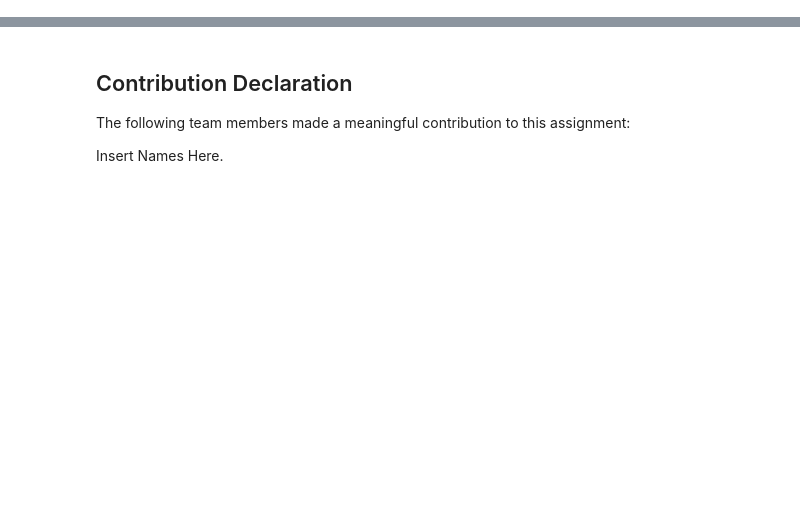
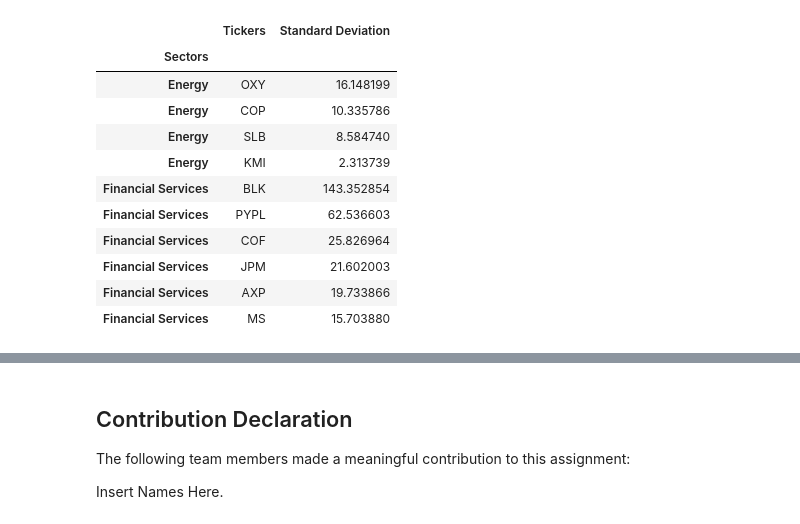
Before and after one commit to Stephens-organization/CFM-Group-Assignment, a Jupyter notebook: Team_XX_Assignment.ipynb, the cells around one changed output, grey strips where cells are left out. Cells and saved outputs as stored; diff of their text form; code cells hidden in the pictures; blank space fills up the shorter version.

```diff
--- a/Team_XX_Assignment.ipynb
+++ b/Team_XX_Assignment.ipynb
@@ -37,0 +174,3 @@ SyntaxError: unexpected EOF while parsing (<ipython-input-4-f6589f3c8e58>, line
+# %%
+communication_list = sort_list(ticker_list,'Communication Services')
+communication_list
@@ -37,0 +183,3 @@ SyntaxError: unexpected EOF while parsing (<ipython-input-4-f6589f3c8e58>, line
+# %%
+materials_list = sort_list(ticker_list,'Basic Materials')
+materials_list
@@ -37,0 +189,3 @@ SyntaxError: unexpected EOF while parsing (<ipython-input-4-f6589f3c8e58>, line
+# %%
+consumer_list = sort_list(ticker_list,'Consumer Defensive')
+consumer_list
@@ -38,3 +203,22 @@ SyntaxError: unexpected EOF while parsing (<ipython-input-4-f6589f3c8e58>, line
+# %%
+ticker_list = pd.concat([energy_list, financial_list, tech_list, healthcare_list, estate_list,industry_list, utilities_list,communication_list,
+                         materials_list, consumer_list])
+# %%
+ticker_list = ticker_list[:10]
+ticker_list
+# %% [output]
+|  | Tickers | Standard Deviation |
+| Sectors |  |  |
+| Energy | OXY | 16.148199 |
+| Energy | COP | 10.335786 |
+| Energy | SLB | 8.584740 |
+| Energy | KMI | 2.313739 |
+| Financial Services | BLK | 143.352854 |
+| Financial Services | PYPL | 62.536603 |
+| Financial Services | COF | 25.826964 |
+| Financial Services | JPM | 21.602003 |
+| Financial Services | AXP | 19.733866 |
+| Financial Services | MS | 15.703880 |
 # %%
 FinalPortfolio = pd.DataFrame(columns = ['Ticker', 'Price', 'Shares', 'Value', 'Weight'],index=[0])
 FinalPortfolio
```
Also changed, not shown: parts of 21 cells of this notebook.
